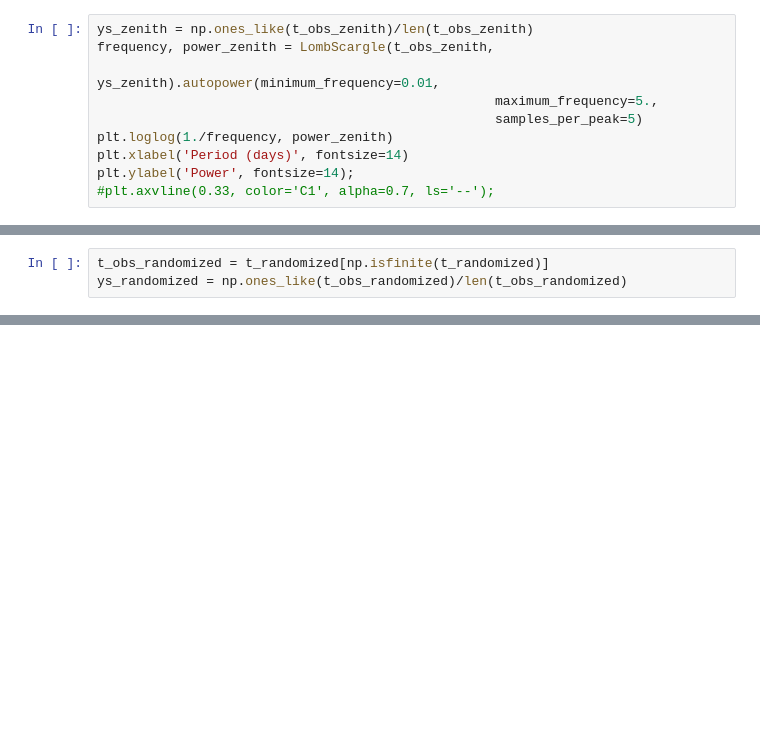
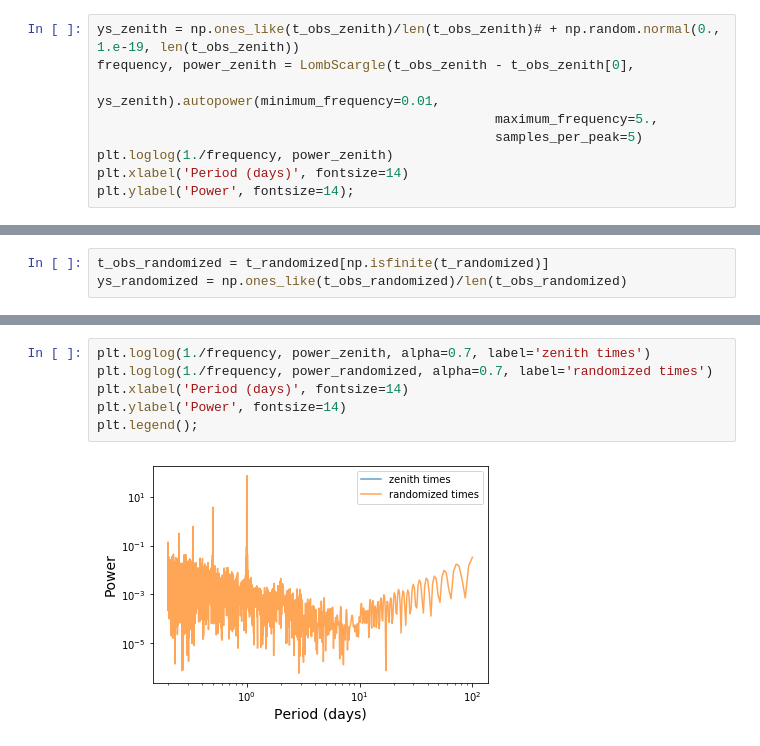
Before and after one commit to megbedell/thethethe, a Jupyter notebook: window-functions.ipynb, the cells around one changed output, grey strips where cells are left out. Drawn from its saved outputs; the diff is of its cells as text; blank space fills up the shorter version.

```diff
--- a/window-functions.ipynb
+++ b/window-functions.ipynb
@@ -79,11 +121,10 @@ plt.ylim([1.15,1.0]);
 # %%
-ys_zenith = np.ones_like(t_obs_zenith)/len(t_obs_zenith)
-frequency, power_zenith = LombScargle(t_obs_zenith,
+ys_zenith = np.ones_like(t_obs_zenith)/len(t_obs_zenith)# + np.random.normal(0., 1.e-19, len(t_obs_zenith))
+frequency, power_zenith = LombScargle(t_obs_zenith - t_obs_zenith[0],
                                       ys_zenith).autopower(minimum_frequency=0.01,
                                                    maximum_frequency=5.,
                                                    samples_per_peak=5)
 plt.loglog(1./frequency, power_zenith)
 plt.xlabel('Period (days)', fontsize=14)
 plt.ylabel('Power', fontsize=14);
-#plt.axvline(0.33, color='C1', alpha=0.7, ls='--');
 # %% [output]
@@ -103,3 +144,11 @@ plt.ylabel('Power', fontsize=14);
+# %%
+plt.loglog(1./frequency, power_zenith, alpha=0.7, label='zenith times')
+plt.loglog(1./frequency, power_randomized, alpha=0.7, label='randomized times')
+plt.xlabel('Period (days)', fontsize=14)
+plt.ylabel('Power', fontsize=14)
+plt.legend();
+# %% [output]
+[figure, added]
 # %%
 len(t_obs_randomized)
 # %% [output]
```
Also changed, not shown: parts of 18 cells of this notebook.
